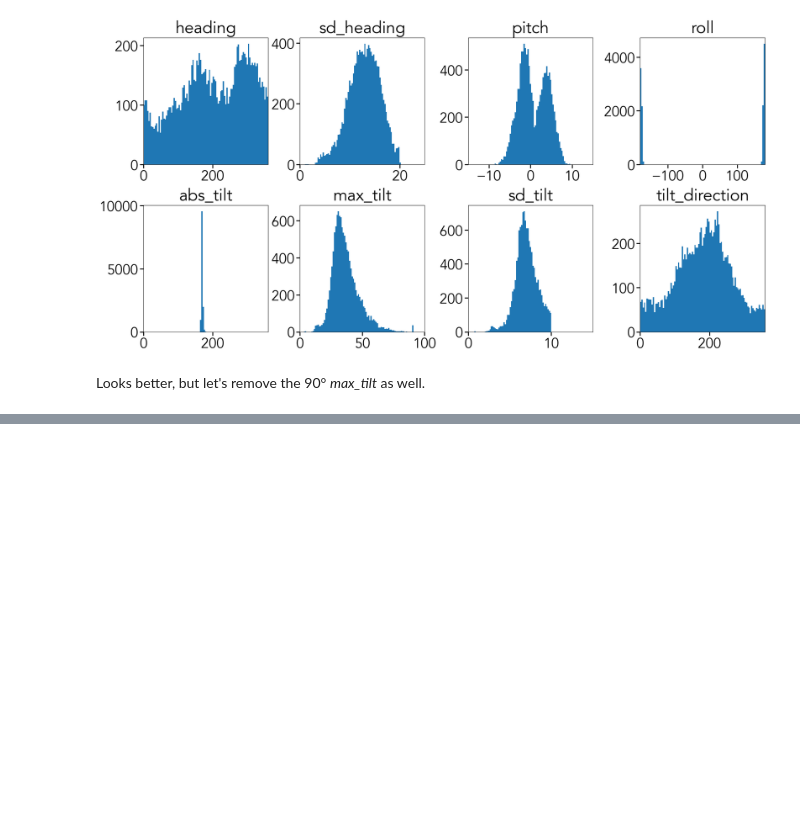
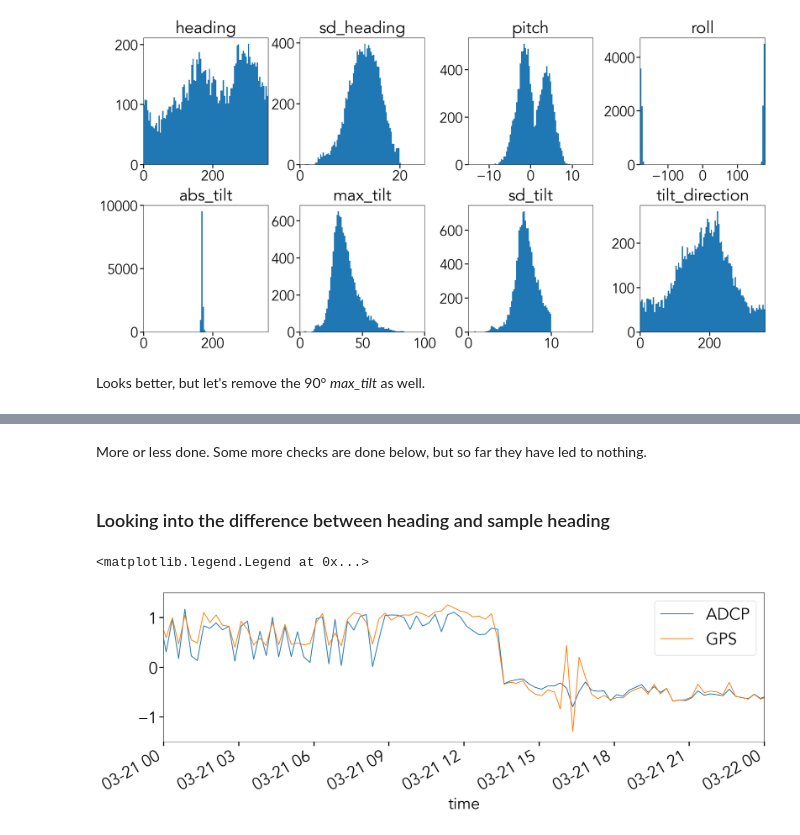
Before and after one commit to jmedholm/sailbuoy_processing, a Jupyter notebook: code/dcps.ipynb, the cells around one changed output, grey strips where cells are left out. Drawn from its saved outputs; the diff is of its cells as text; code cells hidden in the pictures; blank space fills up the shorter version.

```diff
--- a/code/dcps.ipynb
+++ b/code/dcps.ipynb
@@ -335,0 +349,3 @@ for i in range(2):
+# %%
+ds = xr.open_dataset('/Volumes/MASSIVEUNIT/Work/SOCHIC_2022/Sailbuoy/data/dcps_44dB.nc')
+data = xr.open_dataset('/Volumes/MASSIVEUNIT/Work/SOCHIC_2022/Sailbuoy/data/data.nc')
@@ -335,0 +398,7 @@ for i in range(2):
+# %%
+# Assign some new variables
+ds['vel_east']   = ds['c_u_corr']
+ds['vel_north']  = ds['c_v_corr']
+# Correct for the speed of sound
+ds['vel_east'].values   = ds['c_u_corr'] * (gsw.sound_speed(data_ds['sss'],data_ds['sst'],gsw.p_from_z(-ds['depth'],ds['latitude'])).values / 1500).transpose()
+ds['vel_north'].values  = ds['c_v_corr'] * (gsw.sound_speed(data_ds['sss'],data_ds['sst'],gsw.p_from_z(-ds['depth'],ds['latitude'])).values / 1500).transpose()
@@ -335,0 +410,16 @@ for i in range(2):
+# %% [markdown]
+More or less done. Some more checks are done below, but so far they have led to nothing.
+# %% [markdown]
+### Looking into the difference between heading and sample heading
+# %%
+plt.figure(figsize=(20,5))
+a = (ds['sample_vel'] * np.cos(np.deg2rad(ds['heading'])))
+b = (ds['sample_vel'] * np.cos(np.deg2rad(ds['sample_heading'])))
+a.plot(label='ADCP')
+b.plot(label='GPS')
+plt.xlim(np.datetime64('2022-03-21'),np.datetime64('2022-03-22'))
+plt.ylim(-1.5,1.5)
+plt.legend()
+# %% [output]
+<matplotlib.legend.Legend at 0x...>
+[figure, added]
```
Also changed, not shown: parts of 35 cells of this notebook, 4 other files.
